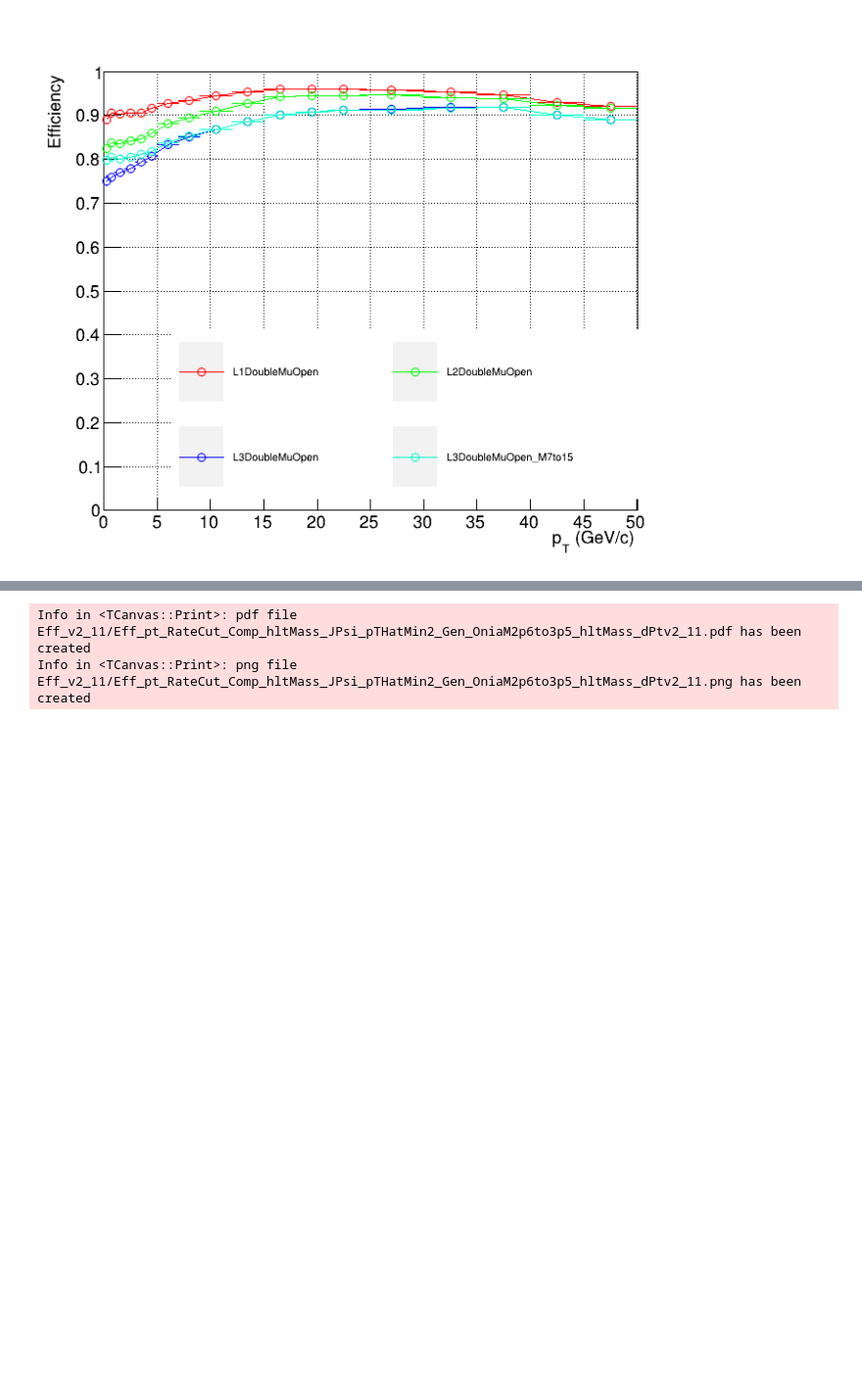
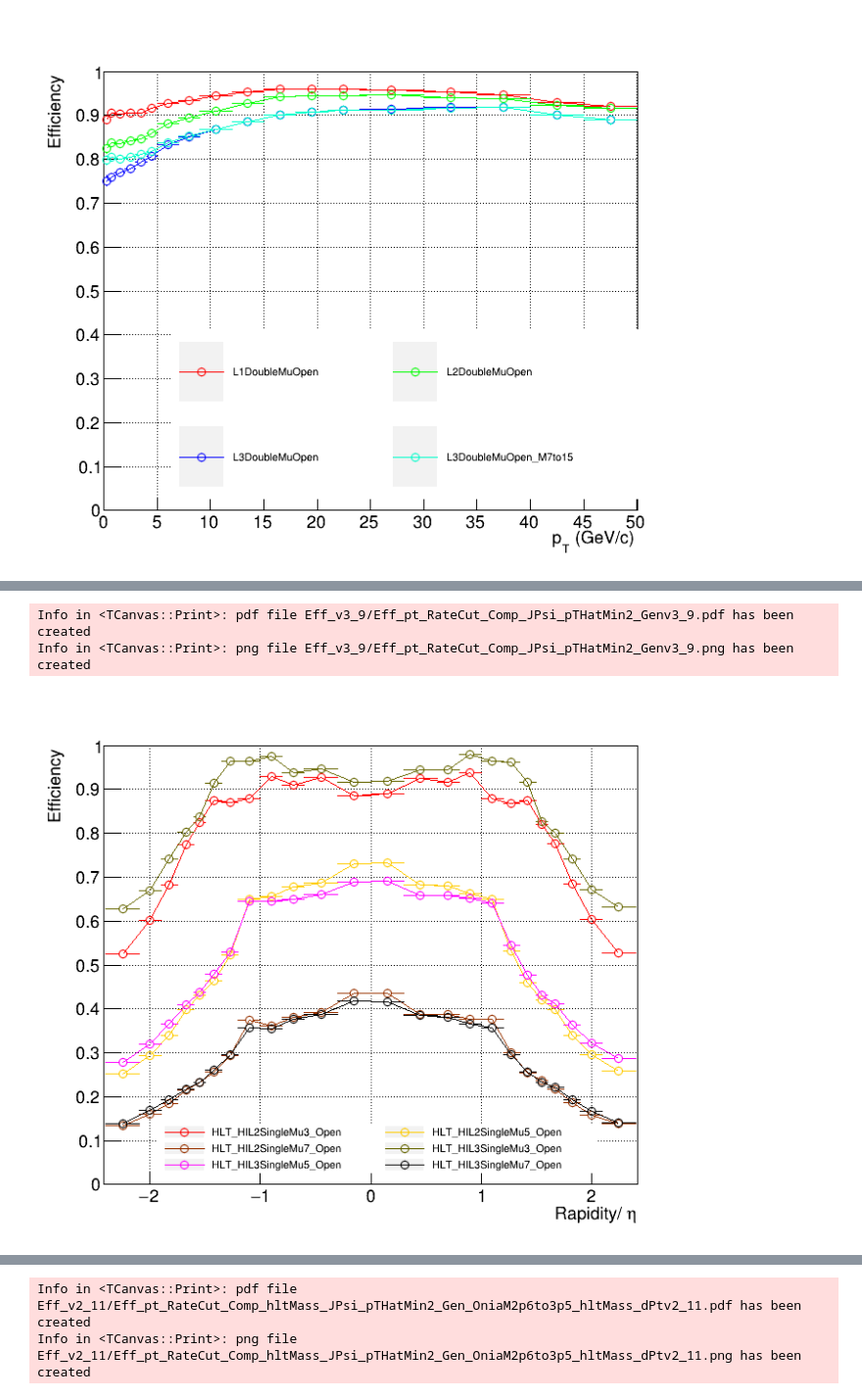
Before and after one commit to vince502/EffCalc, a Jupyter notebook: GetEfficiency.ipynb, the cells around one changed output, grey strips where cells are left out. Shown at 98% size. Drawn from its saved outputs; the diff is of its cells as text; code cells hidden in the pictures; blank space fills up the shorter version.

```diff
--- a/GetEfficiency.ipynb
+++ b/GetEfficiency.ipynb
@@ -422,0 +541,61 @@ Error in <TASImage::WriteImage>: error writing file Eff_v2_19/Eff_pt_RateCut_Com
+# %%
+leg.SetNColumns(2)
+leg.SetTextSize(0.020)
+#leg.SetX1(0.1);leg.SetX2(0.95);leg.SetY1(0.7);leg.SetY2(0.92);
+leg.SetX1(0.18);leg.SetX2(0.84);leg.SetY1(0.12);leg.SetY2(0.21);
+
+leg.Clear()
+
+# canv, leg = DrawTrigSeq(f_out2.Get("HLT_HIL1DoubleMu0_Open"), 'y', canv, _and = False, _col = EColor.kRed, _leg = leg, _marker = 24, _disc = "HLT_HIL1DoubleMu0_Open")
+
+# canv, leg = DrawTrigSeq(f_out2.Get("HLT_HIL2DoubleMu0_Open"), 'pt', canv, _and = True, _col = EColor.kGreen +1, _leg = leg, _marker = 24, _disc = "HLT_HIL2DoubleMu0_Open")
+
+# canv, leg = DrawTrigSeq(f_out2.Get("HLT_HIL2DoubleMu0_M1to6p5_Open"), 'pt', canv, _and = True, _col = EColor.kOrange +1, _leg = leg, _marker = 24, _disc = "HLT_HIL2DoubleMu0_M1to6p5_Open")
+
+# canv, leg = DrawTrigSeq(f_out2.Get("HLT_HIL2DoubleMu0_M6p5to16_Open"), 'pt', canv, _and = True, _col = EColor.kRed, _leg = leg, _marker = 24, _disc = "HLT_HIL2DoubleMu0_M6p5to16_Open")
+
+# canv, leg = DrawTrigSeq(f_out2.Get("HLT_HIL2DoubleMu0_M1to16_Open"), 'pt', canv, _and = True, _col = EColor.kRed, _leg = leg, _marker = 24, _disc = "HLT_HIL2DoubleMu0_M1to16_Open")
+
+# canv, leg = DrawTrigSeq(f_out2.Get("HLT_HIL2DoubleMu4_Open"), 'pt', canv, _and = True, _col = EColor.kBlue+1, _leg = leg, _marker = 24, _disc = "HLT_HIL2DoubleMu4_Open")
+
+# canv, leg = DrawTrigSeq(f_out2.Get("HLT_HIL3DoubleMuPre0_Open"), 'pt', canv, _and = True, _col = EColor.kRed, _leg = leg, _marker = 24, _disc = "HLT_HIL3DoubleMuPre0_Open")
+# canv, leg = DrawTrigSeq(f_out2.Get("HLT_HIL3DoubleMuPre3p8_Open"), 'pt', canv, _and = True, _col = EColor.kRed, _leg = leg, _marker = 24, _disc = "HLT_HIL3DoubleMuPre3p8_Open")
+# canv, leg = DrawTrigSeq(f_out2.Get("HLT_HIL3DoubleMuPre0_M2to4p5_Open"), 'pt', canv, _and = True, _col = EColor.kRed, _leg = leg, _marker = 24, _disc = "HLT_HIL3DoubleMuPre0_M2to4p5_Open")
+# canv, leg = DrawTrigSeq(f_out2.Get("HLT_HIL3DoubleMuPre0_M7to15_Open"), 'pt', canv, _and = True, _col = EColor.kRed, _leg = leg, _marker = 24, _disc = "HLT_HIL3DoubleMuPre0_M7to15_Open")
+
+# canv, leg = DrawTrigSeq(f_out2.Get("HLT_HIL3DoubleMu0_M0toInf_Open"), 'y', canv, _and = True, _col = EColor.kYellow +1, _leg = leg, _marker = 24, _disc = "HLT_HIL3DoubleMu0_M0toInf_Open")
+# canv, leg = DrawTrigSeq(f_out2.Get("HLT_HIL3DoubleMu3p8_M0toInf_Open"), 'pt', canv, _and = True, _col = EColor.kRed, _leg = leg, _marker = 24, _disc = "HLT_HIL3DoubleMu3p8_M0toInf_Open")
+# canv, leg = DrawTrigSeq(f_out2.Get("HLT_HIL3DoubleMu0_M7to15_Open"), 'pt', canv, _and = True, _col = EColor.kYellow+1, _leg = leg, _marker = 24, _disc = "HLT_HIL3DoubleMu0_M7to15_Open")
+# canv, leg = DrawTrigSeq(f_out2.Get("HLT_HIL3DoubleMu2_M7to15_Open"), 'pt', canv, _and = True, _col = EColor.kBlue+1, _leg = leg, _marker = 24, _disc = "HLT_HIL3DoubleMu2_M7to15_Open")
+# canv, leg = DrawTrigSeq(f_out2.Get("HLT_HIL3DoubleMu1p5_M7to15_Open"), 'pt', canv, _and = True, _col = EColor.kRed, _leg = leg, _marker = 24, _disc = "HLT_HIL3DoubleMu1p5_M7to15_Open")
+# canv, leg = DrawTrigSeq(f_out2.Get("HLT_HIL3DoubleMu1_M7to15_Open"), 'pt', canv, _and = True, _col = EColor.kRed, _leg = leg, _marker = 24, _disc = "HLT_HIL3DoubleMu1_M7to15_Open")
+# canv, leg = DrawTrigSeq(f_out2.Get("HLT_HIL3DoubleMu0_Quarkonia_Open"), 'pt', canv, _and = True, _col = EColor.kOrange+1, _leg = leg, _marker = 24, _disc = "HLT_HIL3DoubleMu0_Quarkonia_Open")
+# canv, leg = DrawTrigSeq(f_out2.Get("HLT_HIL3DoubleMu0_Quarkonia_LowMpT2_Open"), 'pt', canv, _and = True, _col = EColor.kTeal, _leg = leg, _marker = 24, _disc = "HLT_HIL3DoubleMu0_Quarkonia_LowMpT2_Open")
+# canv, leg = DrawTrigSeq(f_out2.Get("HLT_HIL3DoubleMu0_Quarkonia_LowMpT2HighMpT1p5_Open"), 'pt', canv, _and = True, _col = EColor.kMagenta, _leg = leg, _marker = 24, _disc = "HLT_HIL3DoubleMu0_Quarkonia_LowMpT2HighMpT1p5_Open")
+# canv, leg = DrawTrigSeq(f_out2.Get("HLT_HIL3DoubleMu0_Quarkonia_LowMpT2HighMpT1_Open"), 'y', canv, _and = True, _col = EColor.kRed, _leg = leg, _marker = 24, _disc = "HLT_HIL3DoubleMu0_Quarkonia_LowMpT2HighMpT1_Open")
+# canv, leg = DrawTrigSeq(f_out2.Get("HLT_HIL3DoubleMu2_Quarkonia_Open"), 'y', canv, _and = True, _col = EColor.kBlue+1, _leg = leg, _marker = 24, _disc = "HLT_HIL3DoubleMu2_Quarkonia_Open")
+# canv, leg = DrawTrigSeq(f_out2.Get("HLT_HIL3DoubleMu0_M2to4p5_Open"), 'y', canv, _and = True, _col = EColor.kOrange +1, _leg = leg, _marker = 24, _disc = "HLT_HIL3DoubleMu0_M2to4p5_Open")
+
+# canv, leg = DrawTrigSeq(f_out2.Get("HLT_HIL3DoubleMu2_M2to4p5_Open"), 'y', canv, _and = True, _col = EColor.kGreen +1, _leg = leg, _marker = 24, _disc = "HLT_HIL3DoubleMu2_M2to4p5_Open")
+# canv, leg = DrawTrigSeq(f_out2.Get("HLT_HIL3DoubleMu1p5_M2to4p5_Open"), 'pt', canv, _and = True, _col = EColor.kRed, _leg = leg, _marker = 24, _disc = "HLT_HIL3DoubleMu1p5_M2to4p5_Open")
+# canv, leg = DrawTrigSeq(f_out2.Get("HLT_HIL3DoubleMu1_M2to4p5_Open"), 'pt', canv, _and = True, _col = EColor.kRed, _leg = leg, _marker = 24, _disc = "HLT_HIL3DoubleMu1_M2to4p5_Open")
+
+canv, leg = DrawTrigSeq(f_out2.Get("HLT_HIL2SingleMu3_Open"), 'eta', canv, _and = False, _col = EColor.kRed, _leg = leg, _marker = 24, _disc = "HLT_HIL2SingleMu3_Open")
+canv, leg = DrawTrigSeq(f_out2.Get("HLT_HIL2SingleMu5_Open"), 'eta', canv, _and = True, _col = EColor.kOrange+1, _leg = leg, _marker = 24, _disc = "HLT_HIL2SingleMu5_Open")
+canv, leg = DrawTrigSeq(f_out2.Get("HLT_HIL2SingleMu7_Open"), 'eta', canv, _and = True, _col = EColor.kOrange +5, _leg = leg, _marker = 24, _disc = "HLT_HIL2SingleMu7_Open")
+canv, leg = DrawTrigSeq(f_out2.Get("HLT_HIL3SingleMu3_Open"), 'eta', canv, _and = True, _col = EColor.kYellow +4, _leg = leg, _marker = 24, _disc = "HLT_HIL3SingleMu3_Open")
+canv, leg = DrawTrigSeq(f_out2.Get("HLT_HIL3SingleMu5_Open"), 'eta', canv, _and = True, _col = EColor.kMagenta +1, _leg = leg, _marker = 24, _disc = "HLT_HIL3SingleMu5_Open")
+canv, leg = DrawTrigSeq(f_out2.Get("HLT_HIL3SingleMu7_Open"), 'eta', canv, _and = True, _col = EColor.kMagenta +6, _leg = leg, _marker = 24, _disc = "HLT_HIL3SingleMu7_Open")
+
+
+# canv, leg = DrawTrigSeq(f_leg.Get("HLT_HIL1DoubleMuOpen_v"), 'pt', canv, _and = True, _col = 2, _leg = leg, _disc = "HLT_HIL1DoubleMu0_Legacy_v")
+leg.DrawClone()
+canv.Draw()
+canv.SaveAs("%s/Eff_pt_RateCut_Comp_%s.pdf" % (pltdir, ver) )
+canv.SaveAs("%s/Eff_pt_RateCut_Comp_%s.png" % (pltdir, ver) )
+
+leg.Clear()
+# %% [output]
+Info in <TCanvas::Print>: pdf file Eff_v3_9/Eff_pt_RateCut_Comp_JPsi_pTHatMin2_Genv3_9.pdf has been created
+Info in <TCanvas::Print>: png file Eff_v3_9/Eff_pt_RateCut_Comp_JPsi_pTHatMin2_Genv3_9.png has been created
+[figure, added]
```
Also changed, not shown: parts of 12 cells of this notebook, 5 other files.
